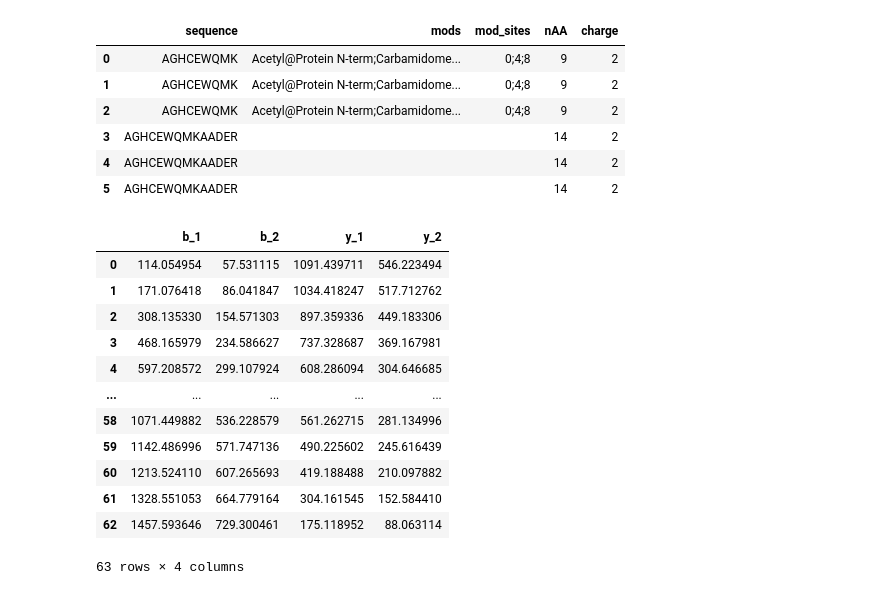
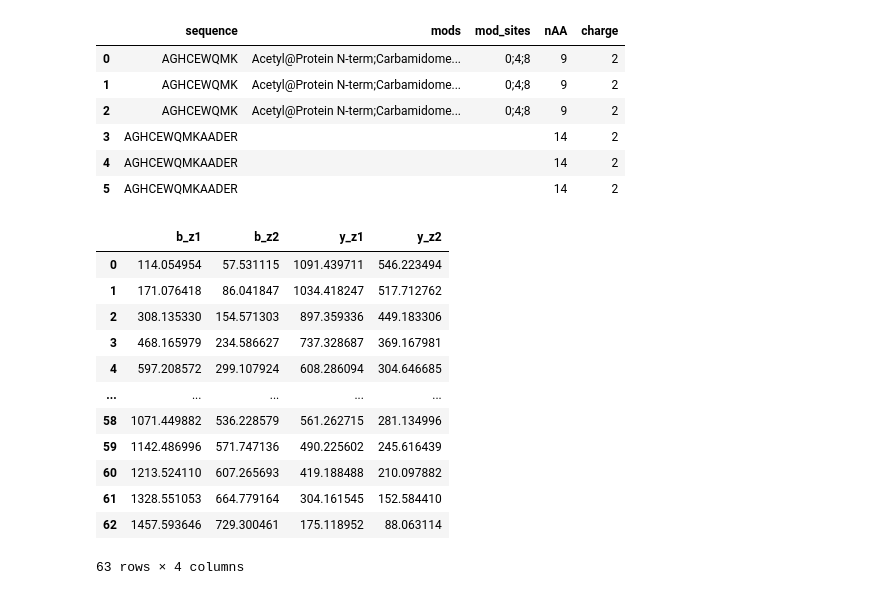
Before and after one commit to MannLabs/alphabase, a Jupyter notebook: nbdev_nbs/spectrum_library/decoy_library.ipynb, the cells around one changed output. Drawn from its saved outputs; the diff is of its cells as text; code cells hidden in the pictures.

```diff
--- a/nbdev_nbs/speclib/decoy_library.ipynb
+++ b/nbdev_nbs/spectrum_library/decoy_library.ipynb
@@ -146,14 +146,14 @@ precursor_df
 | 5 | AGHCEWQMKAADER |  |  | 14 | 2 |
 # %%
 #hide
-target_lib = SpecLibBase(['b_1','b_2','y_1','y_2'])
+target_lib = SpecLibBase(['b_z1','b_z2','y_z1','y_z2'])
 target_lib._precursor_df = precursor_df
-target_lib.load_fragment_mass_df()
-target_lib._fragment_inten_df = pd.DataFrame()
+target_lib.load_fragment_mz_df()
+target_lib._fragment_intensity_df = pd.DataFrame()
 target_lib.save_hdf('../../sandbox/lib.hdf')
-target_lib.fragment_mass_df
+target_lib.fragment_mz_df
 # %% [output]
-|  | b_1 | b_2 | y_1 | y_2 |
+|  | b_z1 | b_z2 | y_z1 | y_z2 |
 | 0 | 114.054954 | 57.531115 | 1091.439711 | 546.223494 |
 | 1 | 171.076418 | 86.041847 | 1034.418247 | 517.712762 |
 | 2 | 308.135330 | 154.571303 | 897.359336 | 449.183306 |
```
Also changed, not shown: parts of 2 cells of this notebook, 9 other files.
